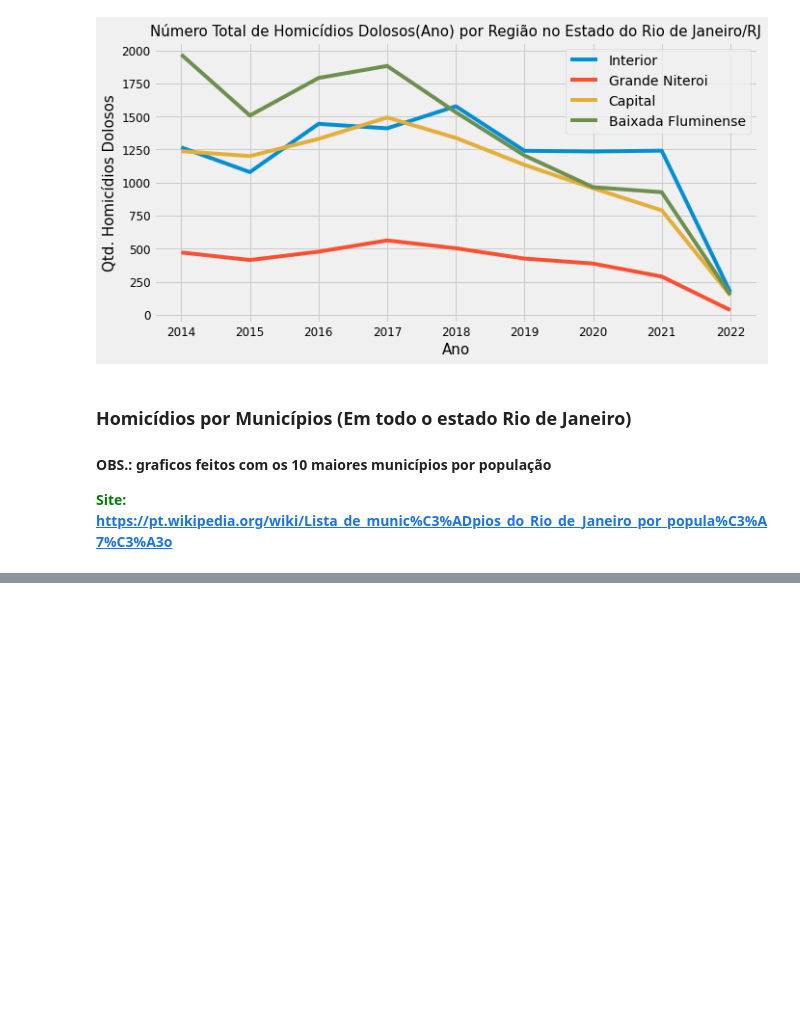
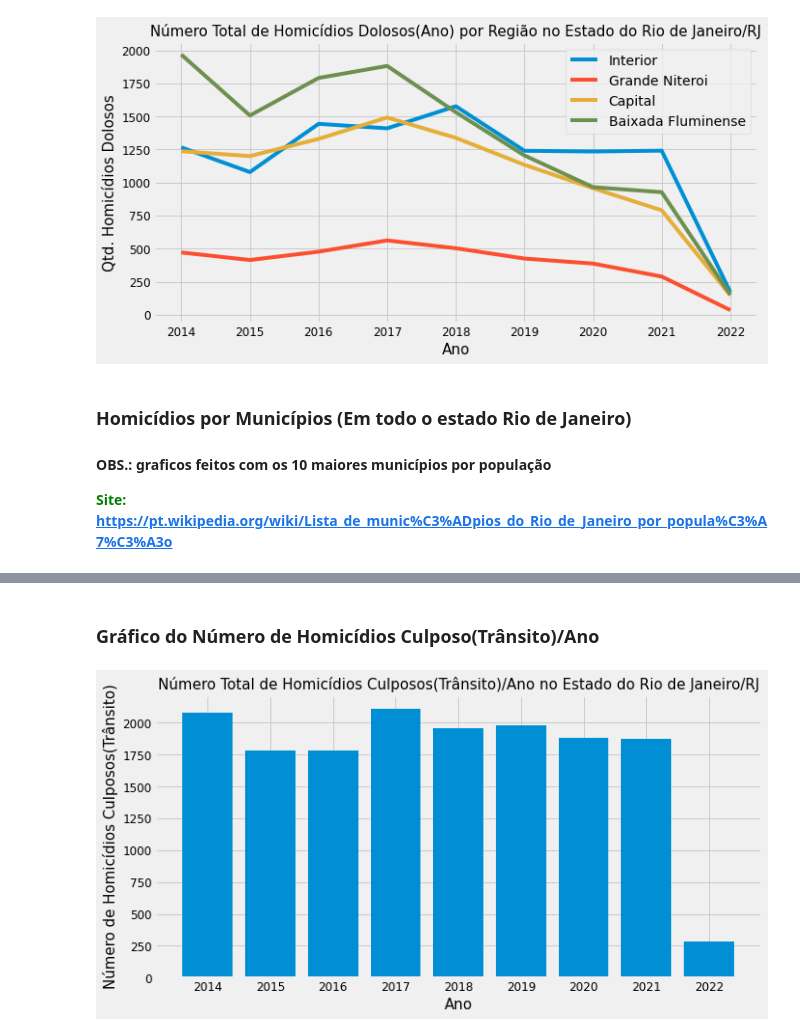
Before and after one commit to Prog-LucasAlves/Analise_Exploratoria_Dados, a Jupyter notebook: AED_01_Seguraca_Publica/seguranca_publica.ipynb, the cells around one changed output, grey strips where cells are left out. Drawn from its saved outputs; the diff is of its cells as text; code cells hidden in the pictures; blank space fills up the shorter version.

```diff
--- a/AED_01_Seguraca_Publica/seguranca_publica.ipynb
+++ b/AED_01_Seguraca_Publica/seguranca_publica.ipynb
@@ -362,0 +364,18 @@ plt.xlabel("Homicídios Dolosos", fontsize=15); #rotulo eixo X
+# %% [markdown]
+### Gráfico do Número de Homicídios Culposo(Trânsito)/Ano
+# %%
+df_homicidios_culposo = df.groupby(['ano']).sum() #agrupando(ano) e somando os dados
+df_homicidios_culposo.reset_index(inplace=True)
+indice = np.arange(len(df_homicidios_culposo['ano']))
+
+plt.style.use('fivethirtyeight')
+plt.figure(figsize=(10,5))
+plt.bar(indice, df_homicidios_culposo['hom_culposo'])
+plt.yticks(fontsize=12)
+plt.xticks(indice, df_homicidios['ano'], fontsize=12,)
+plt.xlabel("Ano", fontsize=15) #rotulo eixo X
+plt.ylabel("Número de Homicídios Culposos(Trânsito)", fontsize=15) #rotulo eixo Y
+plt.title("Número Total de Homicídios Culposos(Trânsito)/Ano no Estado do Rio de Janeiro/RJ", fontsize=15) #título do gráfico
+plt.show()
+# %% [output]
+[figure, added]
```
Also changed, not shown: parts of 10 cells of this notebook.
